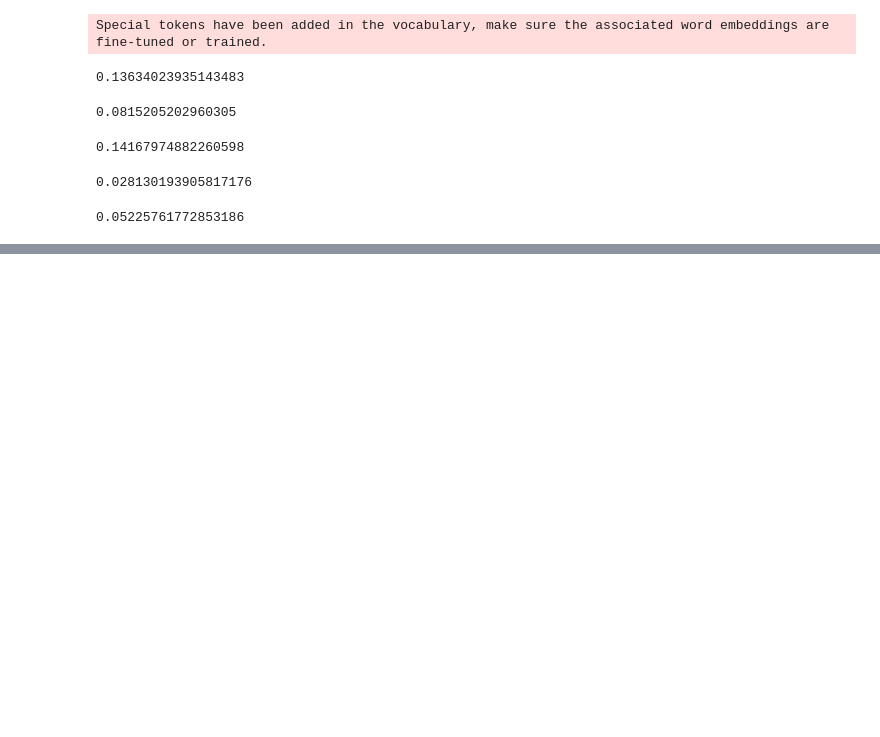
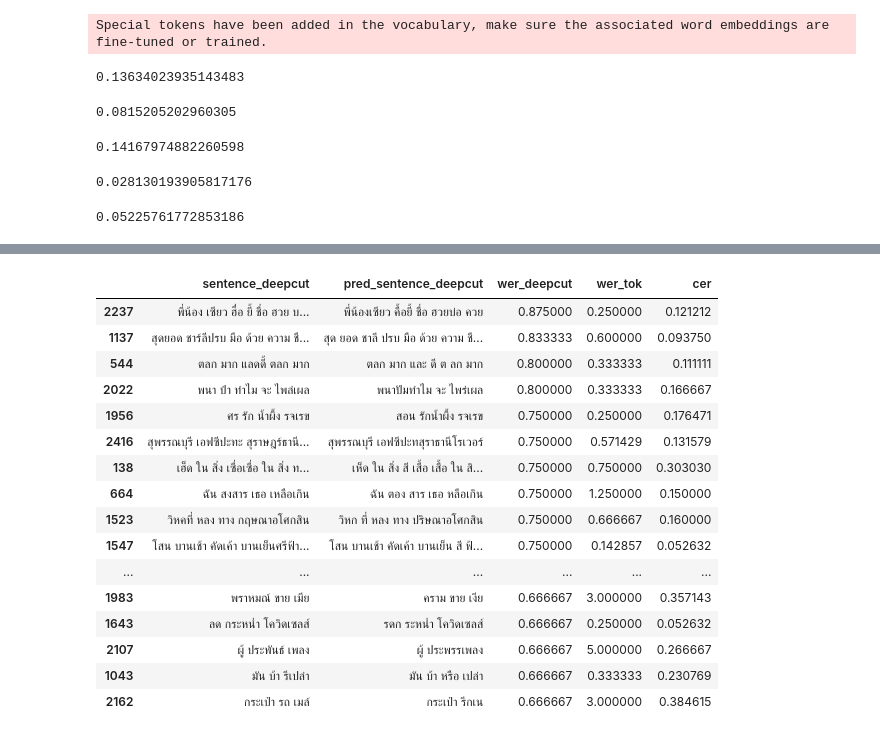
Before and after one commit to vistec-AI/wav2vec2-large-xlsr-53-th, a Jupyter notebook: notebooks/benchmarking.ipynb, the cells around one changed output, grey strips where cells are left out. Drawn from its saved outputs; the diff is of its cells as text; code cells hidden in the pictures; blank space fills up the shorter version.

```diff
--- a/notebooks/benchmarking.ipynb
+++ b/notebooks/benchmarking.ipynb
@@ -456,0 +515,23 @@ cer_metric.compute(predictions=result_df.pred_sentence_corrected,references=resu
+# %%
+result_df[result_df.wer_deepcut<0.9]\
+    .sort_values('wer_deepcut',ascending=False)[['sentence_deepcut','pred_sentence_deepcut','wer_deepcut',
+                                                 'wer_tok','cer']]\
+    .head(20)
+# %% [output]
+|  | sentence_deepcut | pred_sentence_deepcut | wer_deepcut | wer_tok | cer |
+| 2237 | พี่น้อง เซียว ฮื่อ ยี้ ชื่อ ฮวย บ... | พี่น้องเซียว คื้อยี้ ชื่อ ฮวยบ่อ ควย | 0.875000 | 0.250000 | 0.121212 |
+| 1137 | สุดยอด ชาร์ลีปรบ มือ ด้วย ความ ชื... | สุด ยอด ชาลี ปรบ มือ ด้วย ความ ชื... | 0.833333 | 0.600000 | 0.093750 |
+| 544 | ตลก มาก แลดดี้ ตลก มาก | ตลก มาก และ ดี ต ลก มาก | 0.800000 | 0.333333 | 0.111111 |
+| 2022 | พนา ปำ ทำไม จะ ไพล่เผล | พนาปัมทำไม จะ ไพร่เผล | 0.800000 | 0.333333 | 0.166667 |
+| 1956 | ศร รัก น้ำผึ้ง รจเรข | สอน รักน้ำผึ้ง รจเรข | 0.750000 | 0.250000 | 0.176471 |
+| 2416 | สุพรรณบุรี เอฟซีปะทะ สุราษฎร์ธานี... | สุพรรณบุรี เอฟซีปะทสุราธานีโรเวอร์ | 0.750000 | 0.571429 | 0.131579 |
+| 138 | เฮ็ด ใน สิ่ง เซื่อเซื่อ ใน สิ่ง ท... | เห็ด ใน สิ่ง สี เสื้อ เสื้อ ใน สิ... | 0.750000 | 0.750000 | 0.303030 |
+| 664 | ฉัน สงสาร เธอ เหลือเกิน | ฉัน ตอง สาร เธอ หลือเกิน | 0.750000 | 1.250000 | 0.150000 |
+| 1523 | วิหคที่ หลง ทาง กฤษณาอโศกสิน | วิหก ที่ หลง ทาง ปริษณาอโศกสิน | 0.750000 | 0.666667 | 0.160000 |
+| 1547 | โสน บานเช้า คัดเค้า บานเย็นศรีฟ้า... | โสน บานเช้า คัดเค้า บานเย็น สี ฟ้... | 0.750000 | 0.142857 | 0.052632 |
+| ... | ... | ... | ... | ... | ... |
+| 1983 | พราหมณ์ ขาย เมีย | คราม ขาย เงีย | 0.666667 | 3.000000 | 0.357143 |
+| 1643 | ลด กระหน่ำ โควิดเซลส์ | รดก ระหน่ำ โควิดเซลส์ | 0.666667 | 0.250000 | 0.052632 |
+| 2107 | ผู้ ประพันธ์ เพลง | ผู้ ประพรรเพลง | 0.666667 | 5.000000 | 0.266667 |
+| 1043 | มัน บ้า รึเปล่า | มัน บ้า หรือ เปล่า | 0.666667 | 0.333333 | 0.230769 |
+| 2162 | กระเป๋า รถ เมล์ | กระเป๋า รึกเน | 0.666667 | 3.000000 | 0.384615 |
```
Also changed, not shown: parts of 10 cells of this notebook, 3 other files.
